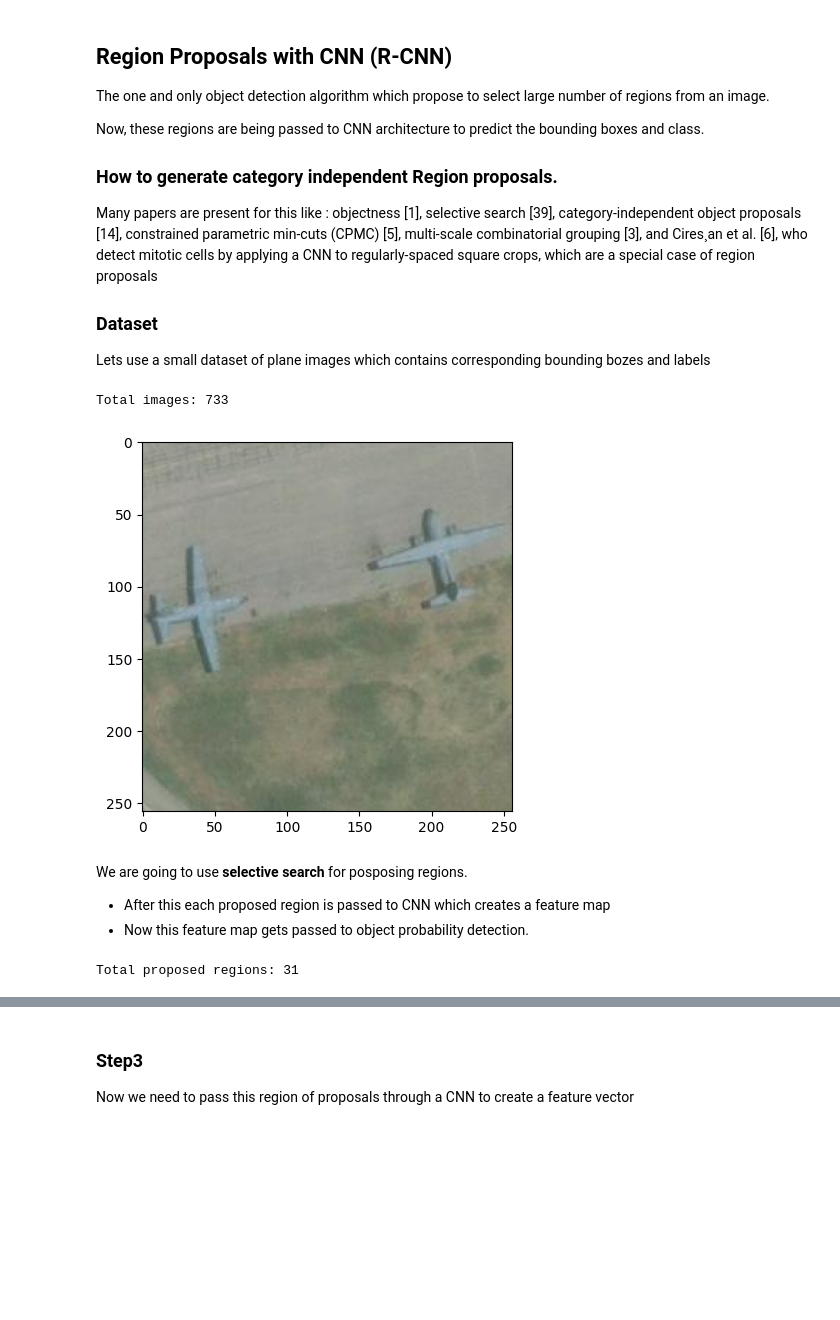
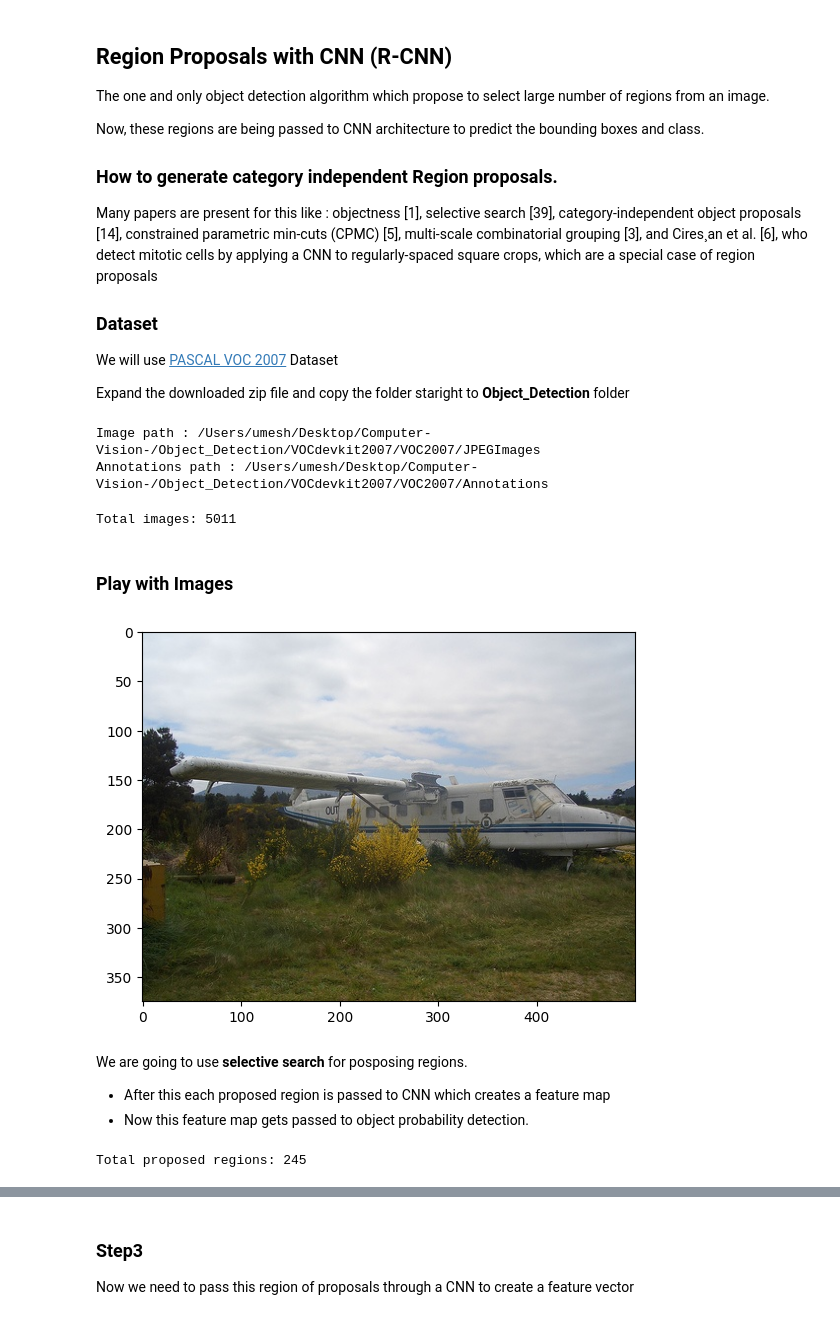
Before and after one commit to Umesh94kr/Computer-Vision-, a Jupyter notebook: Object_Detection/RCNN/R-CNN.ipynb, the cells around one changed output, grey strips where cells are left out. Saved outputs shown, nothing was run; the diff lists cells and outputs as text; code cells hidden in the pictures; blank space fills up the shorter version.

Commit message:
using PASCAL dataset

```diff
--- a/Object_Detection/RCNN/R-CNN.ipynb
+++ b/Object_Detection/RCNN/R-CNN.ipynb
@@ -16,37 +16,50 @@ are a special case of region proposals
 
 ### Dataset
 
-Lets use a small dataset of plane images which contains corresponding bounding bozes and labels
+We will use [PASCAL VOC 2007](https://www.kaggle.com/datasets/stpeteishii/pascal-voc-2007-dataset/data) Dataset
+
+Expand the downloaded zip file and copy the folder staright to **Object_Detection** folder
+# %%
+import os
+from pathlib import Path
+
+folder_path = Path().absolute().parent
+images_path = os.path.join(folder_path, 'VOCdevkit2007/VOC2007/JPEGImages')
+annotations_path = os.path.join(folder_path, 'VOCdevkit2007/VOC2007/Annotations')
+
+print(f"Image path : {images_path}")
+print(f"Annotations path : {annotations_path}")
+# %% [output]
+Image path : /Users/umesh/Desktop/Computer-Vision-/Object_Detection/VOCdevkit2007/VOC2007/JPEGImages
+Annotations path : /Users/umesh/Desktop/Computer-Vision-/Object_Detection/VOCdevkit2007/VOC2007/Annotations
 # %%
-import os
-
-image_path = '/Users/umesh/Desktop/Computer-Vision-/Object_Detection/Airplane_dataset/Images/Images'
-
-annotation_path = '/Users/umesh/Desktop/Computer-Vision-/Object_Detection/Airplane_dataset/Airplanes_Annotations/Airplanes_Annotations'
+from tqdm import tqdm
 
 # storing images and its annotations
 images = []
 annotations = []
 
-for filename in os.listdir(image_path):
-    images.append(os.path.join(image_path, filename))
+for filename in tqdm(os.listdir(images_path)):
+    images.append(os.path.join(images_path, filename))
 
-for filename in os.listdir(annotation_path):
-    annotations.append(os.path.join(annotation_path, filename))
+for filename in tqdm(os.listdir(annotations_path)):
+    annotations.append(os.path.join(annotations_path, filename))
 
 print(f"Total images: {len(images)}")
 # %% [output]
-Total images: 733
+Total images: 5011
+# %% [markdown]
+### **Play with Images**
 # %%
 import cv2
 import matplotlib.pyplot as plt
 
-image = cv2.imread(images[0])
+test_image = cv2.imread(images[1])
 
-plt.imshow(cv2.cvtColor(image, cv2.COLOR_BGR2RGB))
+plt.imshow(cv2.cvtColor(test_image, cv2.COLOR_BGR2RGB))
 plt.show()
 # %% [output]
-[figure, old version]
+[figure, new version]
 # %% [markdown]
 We are going to use **selective search** for posposing regions.
 - After this each proposed region is passed to CNN which creates a feature map
@@ -54,13 +67,13 @@ We are going to use **selective search** for posposing regions.
 # %%
 # Run Selective Search
 import selectivesearch
-img_rgb = cv2.cvtColor(image, cv2.COLOR_BGR2RGB)
+img_rgb = cv2.cvtColor(test_image, cv2.COLOR_BGR2RGB)
 
 _, regions = selectivesearch.selective_search(img_rgb, scale=500, sigma=0.9, min_size=10)
 
 print(f"Total proposed regions: {len(regions)}")
 # %% [output]
-Total proposed regions: 31
+Total proposed regions: 245
 # %%
 regions[0]
 # %% [output]
```
Also changed, not shown: parts of 13 cells of this notebook, 2 other files.
